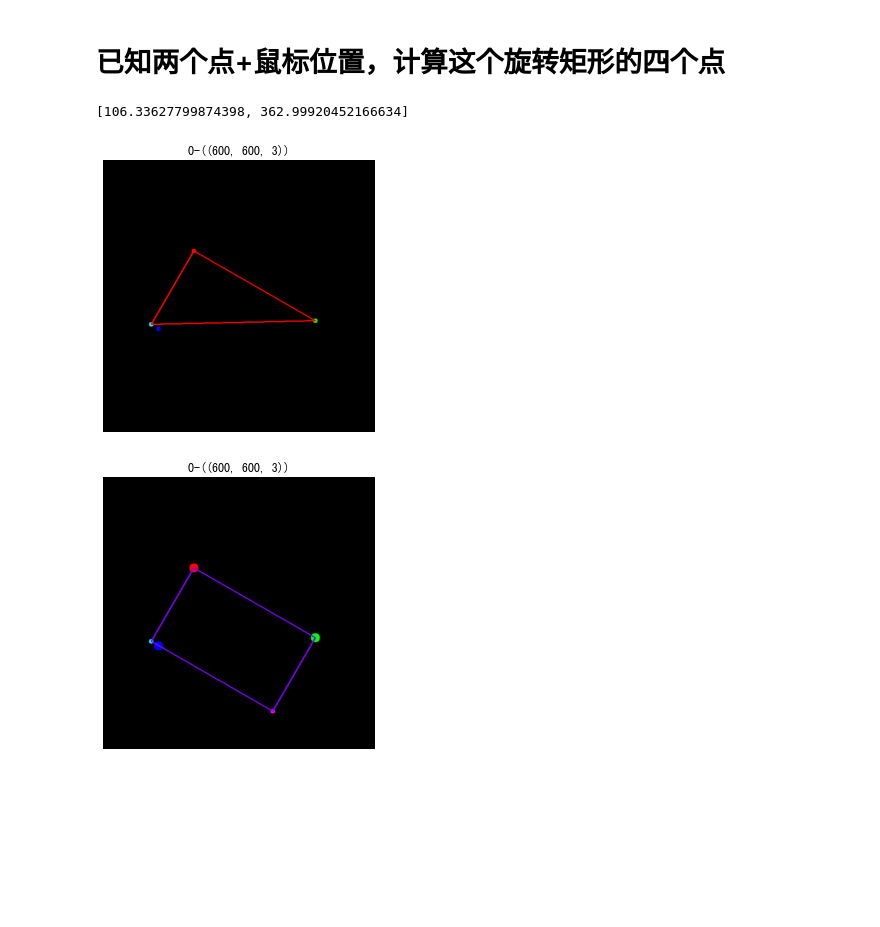
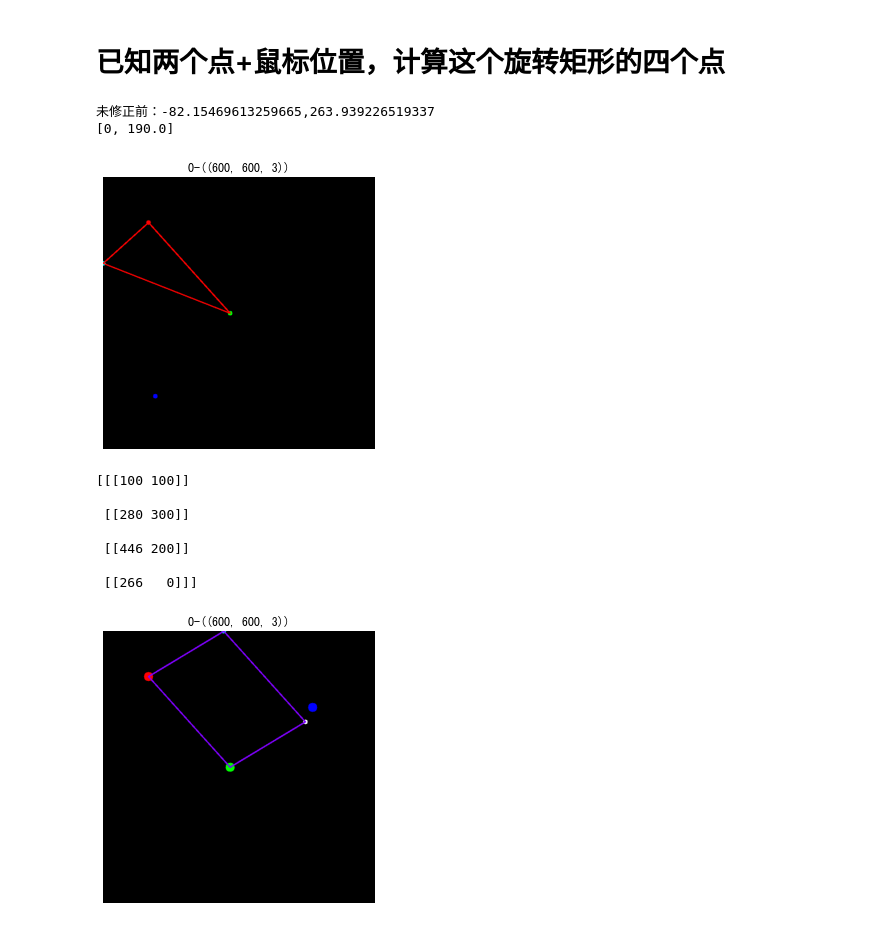
Before and after one commit to WuShaogui/LearnningCV_Python, a Jupyter notebook: 几何变换/旋转矩形标注框的位置变换.ipynb, the cells around one changed output. Drawn from its saved outputs; the diff is of its cells as text; code cells hidden in the pictures; blank space fills up the shorter version.

```diff
--- a/几何变换/旋转矩形标注框的位置变换.ipynb
+++ b/几何变换/旋转矩形标注框的位置变换.ipynb
@@ -425,9 +496,10 @@ import random
 
 img = np.zeros((600, 600, 3), dtype=np.uint8)
 
-A = [200, 200]
-B = [468, 354]
-C = [random.randint(100,300), random.randint(100,500)]
+A = [100, 100]
+B = [280, 300]
+C = [random.randint(100,200), random.randint(300,500)]
+# C = [random.randint(300,500), random.randint(100,200)]
 
 new_C = projection_point_on_perpendicular_line(A, B, C)
 print(new_C)
@@ -444,6 +516,7 @@ show_images([img])
 
 D=find_fourth_point(A,B,new_C)
 # %% [output]
-[106.33627799874398, 362.99920452166634]
+未修正前：-82.15469613259665,263.939226519337
+[0, 190.0]
-[figure, old version]
+[figure, new version]
 # %%
@@ -472,18 +525,29 @@ def cal_rect(A:tuple,B:tuple,C:tuple):
     D=(C[0]-A[0]+B[0],C[1]-A[1]+B[1])
     return D
 # %%
+import cv2
+import random
+
 img = np.zeros((600, 600, 3), dtype=np.uint8)
 cv2.circle(img, A, 10, (255,0,0), -1) # 红色
 cv2.circle(img, B, 10, (0,255,0), -1) # 绿色
 cv2.circle(img, C, 10, (0,0,255), -1) # 蓝色
 cv2.circle(img, np.int0(new_C), 5, (0,255,255), -1)
 
 D=cal_rect(A,B,new_C)
-cv2.circle(img, np.int0(D), 5, (255,0,255), -1)
+cv2.circle(img, np.int0(D), 5, (255,255,255), -1)
 
 pts1 = np.array([A,B,D,new_C], np.int32)
 pts1 = pts1.reshape((-1, 1, 2))
+print(pts1)
 cv2.polylines(img, [pts1], isClosed=True, color=(128,0,255), thickness=2)
 show_images([img])
 # %% [output]
+[[[100 100]]
+
+ [[280 300]]
+
+ [[446 200]]
+
+ [[266   0]]]
-[figure, old version]
+[figure, new version]
```
Also changed, not shown: parts of 7 cells of this notebook.
